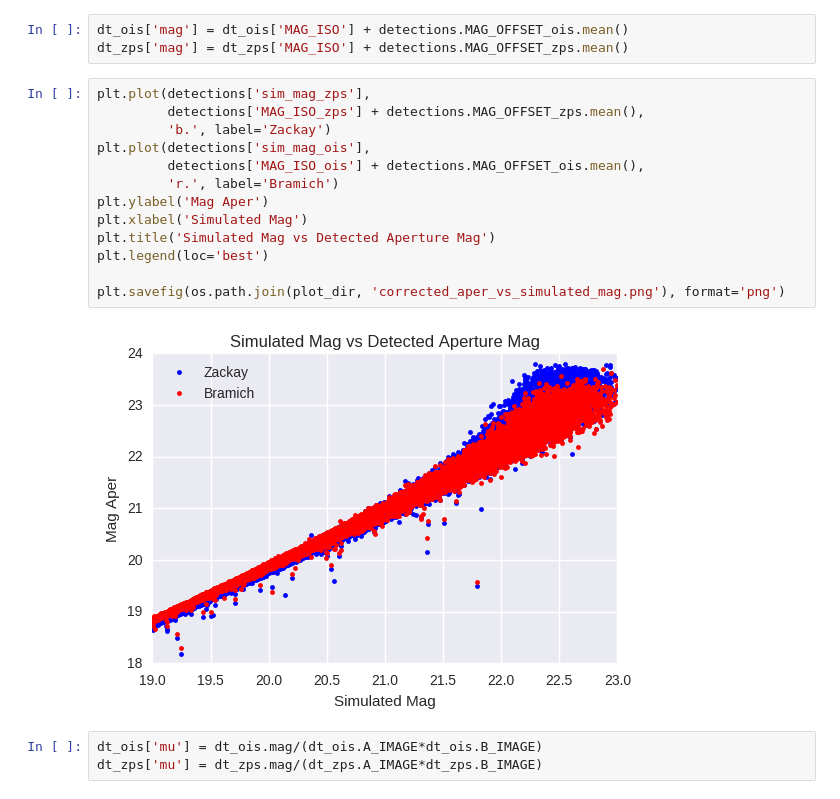
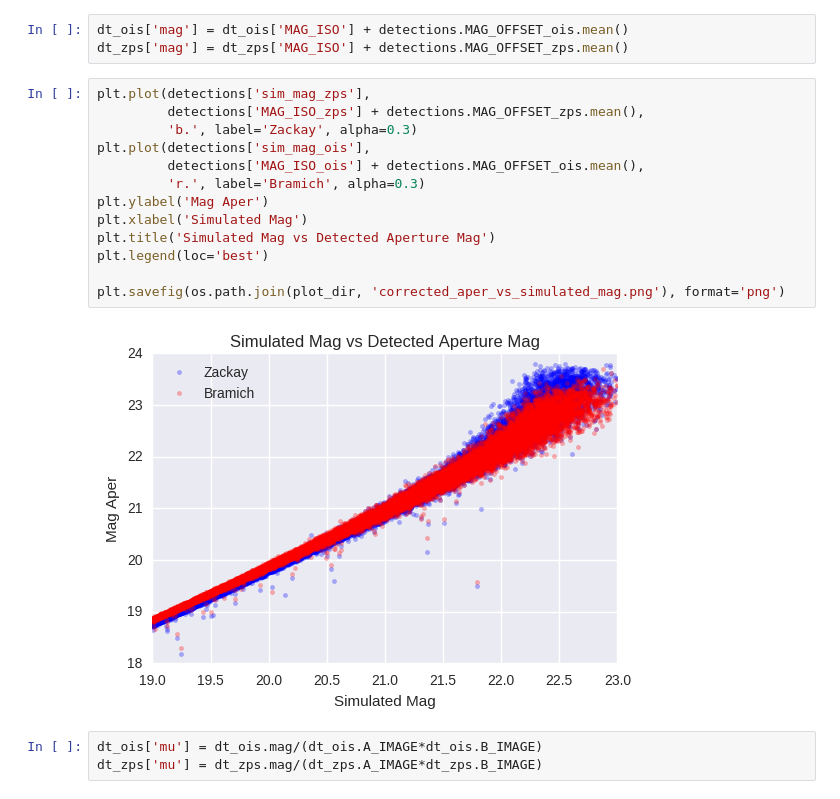
Before and after one commit to BrunoSanchez/RBMLearning, a Jupyter notebook: Plots.ipynb, the cells around one changed output. Saved outputs shown, nothing was run; the diff lists cells and outputs as text.

```diff
--- a/Plots.ipynb
+++ b/Plots.ipynb
@@ -172,18 +172,18 @@ dt_zps['mag'] = dt_zps['MAG_ISO'] + detections.MAG_OFFSET_zps.mean()
 # %%
 plt.plot(detections['sim_mag_zps'],
          detections['MAG_ISO_zps'] + detections.MAG_OFFSET_zps.mean(),
-         'b.', label='Zackay')
+         'b.', label='Zackay', alpha=0.3)
 plt.plot(detections['sim_mag_ois'],
          detections['MAG_ISO_ois'] + detections.MAG_OFFSET_ois.mean(),
-         'r.', label='Bramich')
+         'r.', label='Bramich', alpha=0.3)
 plt.ylabel('Mag Aper')
 plt.xlabel('Simulated Mag')
 plt.title('Simulated Mag vs Detected Aperture Mag')
 plt.legend(loc='best')
 
 plt.savefig(os.path.join(plot_dir, 'corrected_aper_vs_simulated_mag.png'), format='png')
 # %% [output]
-[figure, old version]
+[figure, new version]
 # %%
 dt_ois['mu'] = dt_ois.mag/(dt_ois.A_IMAGE*dt_ois.B_IMAGE)
 dt_zps['mu'] = dt_zps.mag/(dt_zps.A_IMAGE*dt_zps.B_IMAGE)
```
Also changed, not shown: parts of 12 cells of this notebook, 1 other file.
